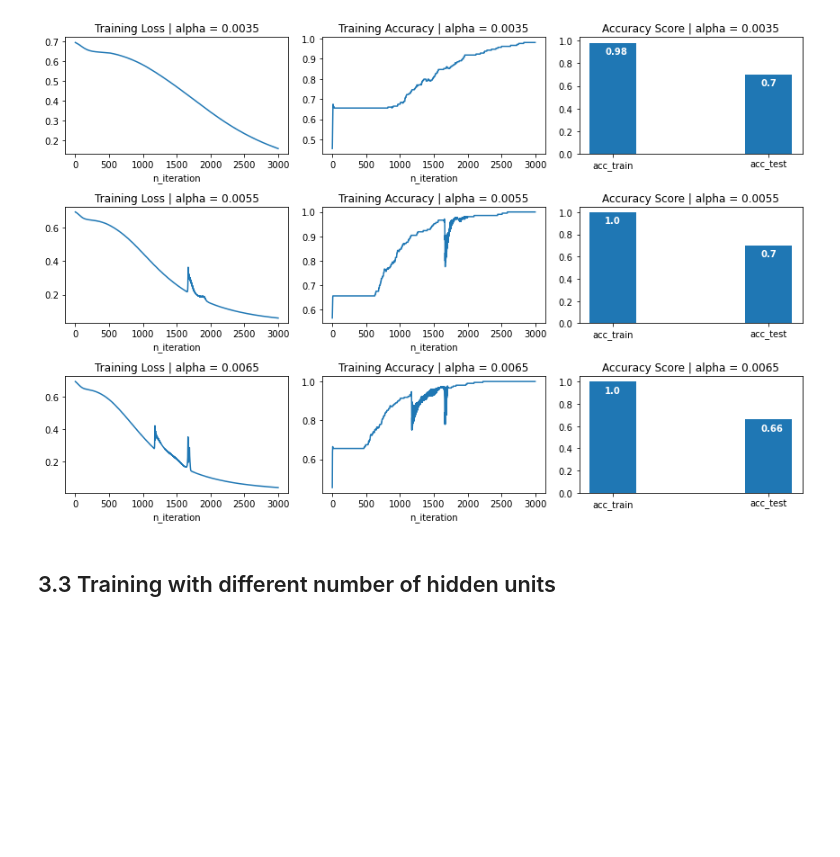
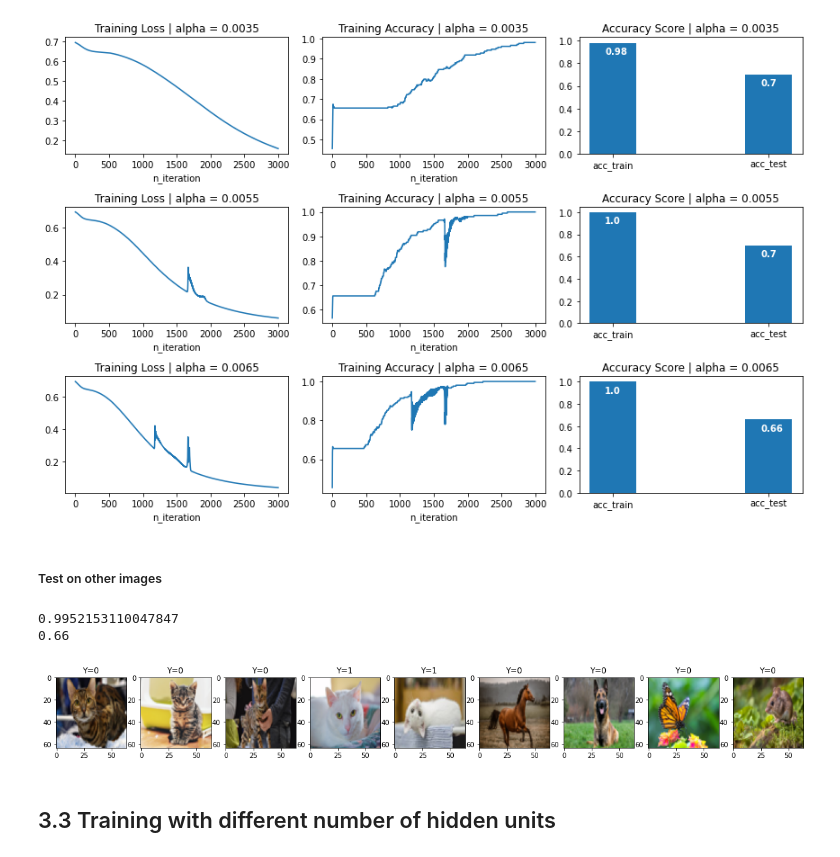
Before and after one commit to danchaud-vincent/deep-learning-specialization, a Jupyter notebook: 04-Neural Network with one hidden layer.ipynb, the cells around one changed output. Drawn from its saved outputs; the diff is of its cells as text; code cells hidden in the pictures; blank space fills up the shorter version.

```diff
--- a/04-Neural Network with one hidden layer.ipynb
+++ b/04-Neural Network with one hidden layer.ipynb
@@ -802,5 +802,53 @@ fig.tight_layout()
 plt.show()
 # %% [output]
 [figure]
+# %% [markdown]
+##### Test on other images
+# %%
+# Training
+result_training = neural_network_model(train_x_flat_norm,train_y,n_h=7,n_iter=3000,learning_rate=0.0055,display_learning=False)
+# %%
+# Display the score
+
+parameters = result_training["parameters"]
+
+acc_train = score(train_x_flat_norm,train_y,parameters)
+acc_test = score(test_x_flat_norm,test_y,parameters)
+
+print(acc_train)
+print(acc_test)
+# %% [output]
+0.9952153110047847
+0.66
+# %%
+# Prediction on several images
+
+import os
+from PIL import Image
+
+num_px = 64
+parameters = result_training["parameters"]
+
+path = "./datasets/01 - cat/images/"
+images = os.listdir("./datasets/01 - cat/images") # current directory
+
+fig, axs = plt.subplots(1, len(images), figsize=(20, 8))
+
+for i,image_name in enumerate(images):
+
+    path_im = path + image_name
+
+    image = np.array(Image.open(path_im).resize((num_px,num_px)))
+    image_model = image.reshape((1,num_px*num_px*3)).T
+
+    # prediction
+    y_pred = int(np.squeeze(predict(parameters,image_model)))
+
+    # plot
+    ax = axs[i]
+    ax.imshow(image,cmap="gray")
+    ax.set_title(f"y={y_pred}".capitalize())
+# %% [output]
+[figure, added]
 # %% [markdown]
 ## 3.3 Training with different number of hidden units <a class="anchor" id="section_3_3"></a>
```
Also changed, not shown: 9 other files.
